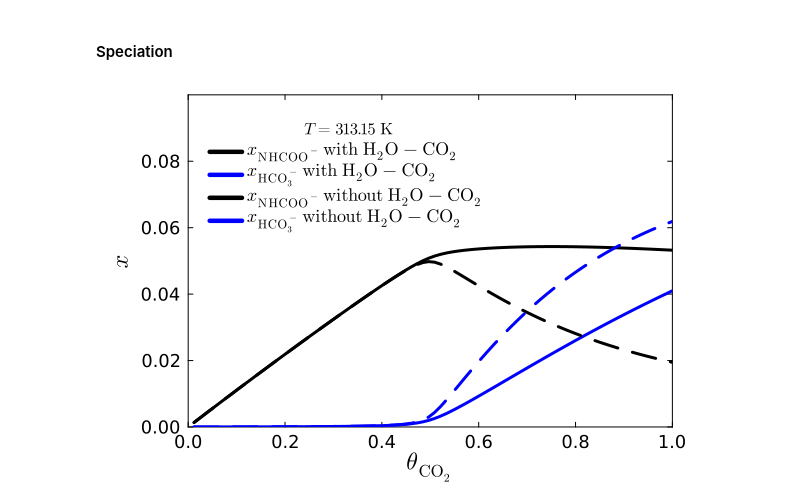
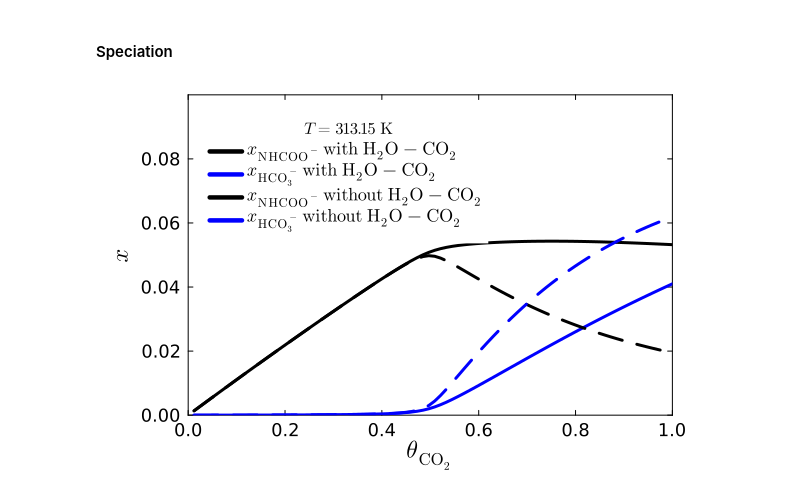
Before and after one commit to freddymartin03/Computational-Thermodynamics-4th-Year-project, a Jupyter notebook: Week 8/Comparison_MEA_H2O_CO2.ipynb, the cells around one changed output. Saved outputs shown, nothing was run; the diff lists cells and outputs as text; code cells hidden in the pictures.

```diff
--- a/Week 8/Comparison_MEA_H2O_CO2.ipynb
+++ b/Week 8/Comparison_MEA_H2O_CO2.ipynb
@@ -537,6 +541,7 @@ plt6 = plot(grid = :off,
       legend =:topleft,
       left_margin = 4mm,
       right_margin = 4mm,
+      bottom_margin = 4mm,
       xguidefontsize=16,
       yguidefontsize=16)
 
@@ -548,34 +553,34 @@ plot!(plt6, loadfil, xNHCOO_313_assoc,
 plot!(plt6, loadfil, xHCO3_313_assoc,
       color = "blue",
       line = (:path, 3),
       label = L"x_{\mathrm{HCO}_3^-} \mathrm{ with \ H_{2}O-CO_{2}}")
 
 
  plot!(plt6, loadfil, xNHCOO_313_no_assoc,
       color = "black",
       line = (:dash, 3),
       label = L"x_{\mathrm{NHCOO}^-} \mathrm{ without \ H_{2}O-CO_{2}}")
 
 plot!(plt6, loadfil, xHCO3_313_no_assoc,
       color = "blue",
       line = (:dash, 3),
       label = L"x_{\mathrm{HCO}_3^-} \mathrm{ without \ H_{2}O-CO_{2}}")
 
 xlabel!(plt6, L"\theta_{\mathrm{CO_2}}")
 ylabel!(plt6, L"x")
 
 # savefig(plt4, "Compara_Loading_313")
 
 # df = DataFrame(
 #     CO2_Loading = loadfil,
 #     xNHCOO_with_assoc = xNHCOO_313_assoc,
 #     xNHCOO_without_assoc = xNHCOO_313_no_assoc,
 #     xHCO3_with_assoc = xHCO3_313_assoc,
 #     xHCO3_without_assoc = xHCO3_313_no_assoc,
 # )
 # CSV.write("Speciation_313.csv", df)
 # %% [output]
-[figure, old version]
+[figure, new version]
 # %%
 plt6 = plot(grid = :off,
       framestyle = :box,
```
Also changed, not shown: parts of 3 cells of this notebook, 4 other files.
